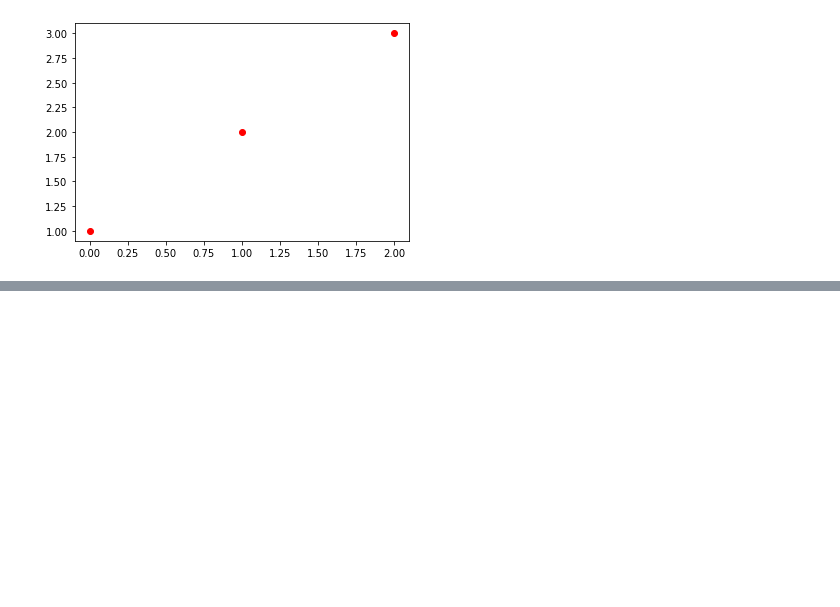
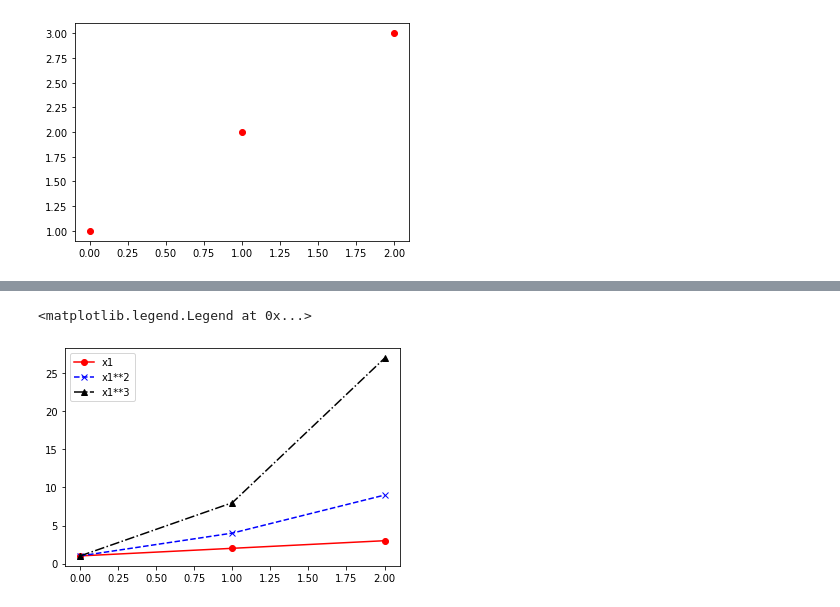
Before and after one commit to pooyalHsu/20230205python, a Jupyter notebook: 20230219_筆記.ipynb, the cells around one changed output, grey strips where cells are left out. Drawn from its saved outputs; the diff is of its cells as text; code cells hidden in the pictures; blank space fills up the shorter version.

```diff
--- a/20230219_筆記.ipynb
+++ b/20230219_筆記.ipynb
@@ -357,0 +376,8 @@ plt.plot(x,"ro")
+# %%
+plt.plot(x1, "ro-", label="x1")
+plt.plot(x1**2, "bx--", label="x1**2")
+plt.plot(x1**3, "k^-.", label="x1**3")
+plt.legend()
+# %% [output]
+<matplotlib.legend.Legend at 0x...>
+[figure, added]
```
Also changed, not shown: parts of 58 cells of this notebook.
